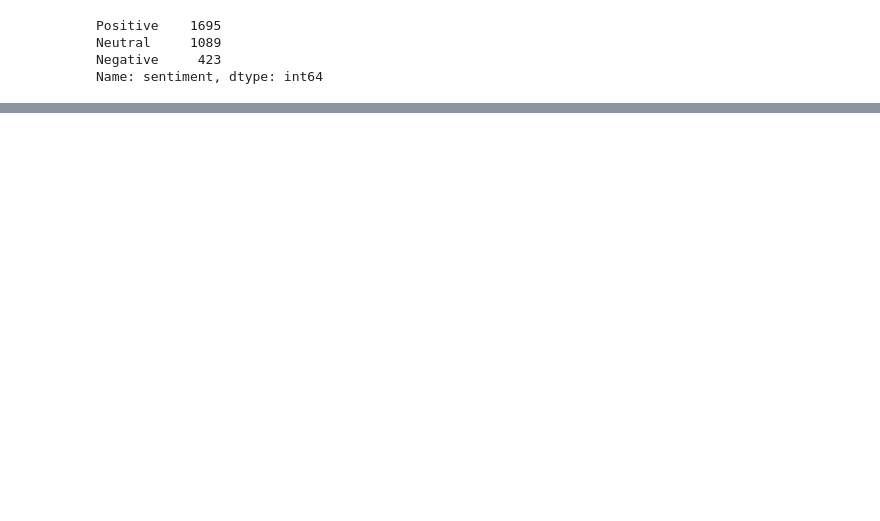
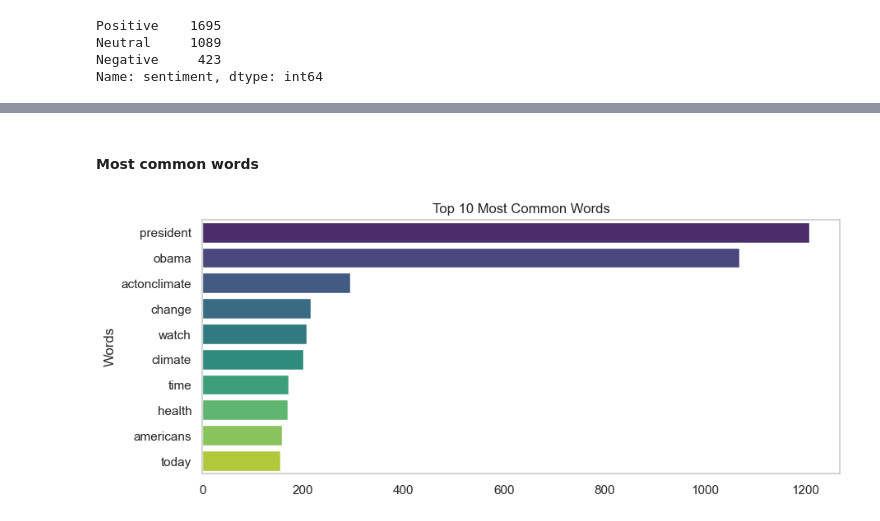
Before and after one commit to ShakilM26/Twitter-Sentiment-Analysis, a Jupyter notebook: Twitter Sentiment Analysis.ipynb, the cells around one changed output, grey strips where cells are left out. Cells and saved outputs as stored; diff of their text form; code cells hidden in the pictures; blank space fills up the shorter version.

```diff
--- a/Twitter Sentiment Analysis.ipynb
+++ b/Twitter Sentiment Analysis.ipynb
@@ -189,0 +247,23 @@ Name: sentiment, dtype: int64
+# %% [markdown]
+#### Most common words
+# %%
+top_words = frequency.most_common(10)
+
+# g
+words = []
+counts = []
+for word, count in top_words:
+    words.append(word)
+    counts.append(count)
+
+bar_color = sns.color_palette("viridis", len(common_word))
+
+plt.figure(figsize=(10, 4))
+ax = sns.barplot(x=counts, y=words, palette = bar_color)
+plt.ylabel('Words')
+plt.title('Top 10 Most Common Words')
+ax.xaxis.grid(False)
+
+plt.show()
+# %% [output]
+[figure, added]
```
Also changed, not shown: parts of 32 cells of this notebook.
